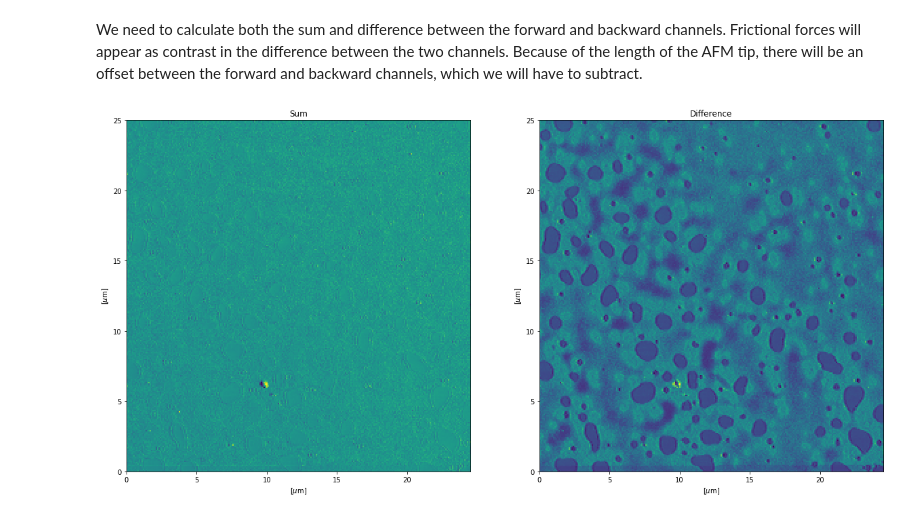
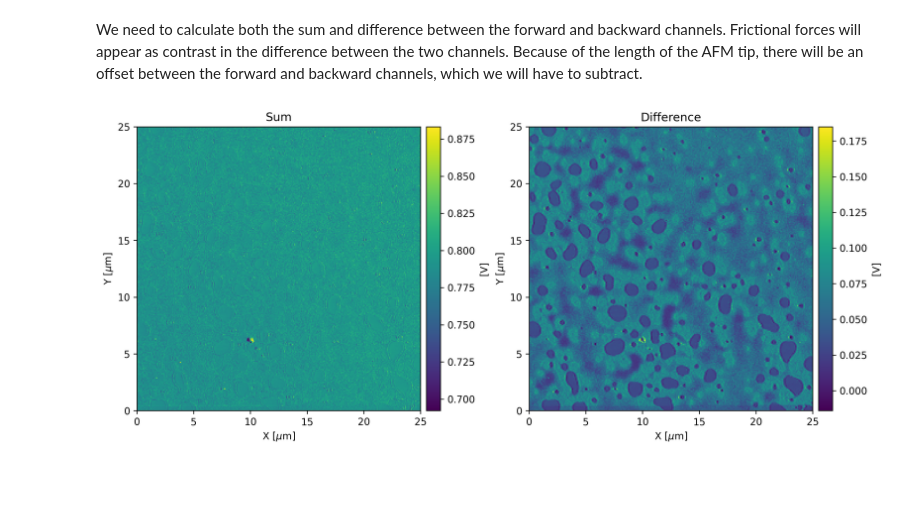
Before and after one commit to syrupface/NSFopen, a Jupyter notebook: NSFopen/example/Lateral_Force/Lateral Force Processing.ipynb, the cells around one changed output. Saved outputs shown, nothing was run; the diff lists cells and outputs as text; code cells hidden in the pictures; blank space fills up the shorter version.

```diff
--- a/NSFopen/example/Lateral_Force/Lateral Force Processing.ipynb
+++ b/NSFopen/example/Lateral_Force/Lateral Force Processing.ipynb
@@ -27,31 +23,34 @@ We need to calculate both the sum and difference between the forward and backwar
 # %%
 offset = 5 # pixels
 
-sum = (frict1[:, :-offset] + frict0[:, offset:])/2
+sum_ = (frict1[:, :-offset] + frict0[:, offset:])/2
 diff = (frict1[:, :-offset] - frict0[:, offset:])/2
 # %%
 # X and Y data is stored in the parameters
 param = afm.param
-Xmin = param.X['min'][0] * 1e6  # the minimum of X of channel 0 scaled to um
-Xmax = param.X['range'][0] * 1e6  # the range of X of channel 0 scaled to um
+extents = [param[i][j][0] * 1e6 for i in ['X','Y'] for j in ['min','range']]
 
-Ymin = param.Y['min'][0] * 1e6  # the minimum of Y for channel 0 scaled to um
-Ymax = param.Y['range'][0] * 1e6  # the range of Y for channel 0 scaled to um
+Xmax = extents[1]
 
 # calculate the new X-range with the offset removed
 pixel_size = Xmax/np.shape(frict0)[0]
 Xmax -= pixel_size * offset
-
-extents = [Xmin, Xmax, Ymin, Ymax]
 # %%
-fig, ax = plt.subplots(1,2, figsize=(20,10))
-ax[0].imshow(sum, extent=extents)
+fig, ax = plt.subplots(1,2, figsize=(12,8), dpi=300)
+fig.tight_layout(pad=6.0)
+
+im = np.copy(ax)
+im[0] = ax[0].imshow(sum_, extent=extents)
 ax[0].set_title('Sum')
-ax[1].imshow(diff, extent=extents)
+im[1] = ax[1].imshow(diff, extent=extents)
 ax[1].set_title('Difference')
 
-[ax[i].set_xlabel('[$\mu$m]') for i in range(2)];
-[ax[i].set_ylabel('[$\mu$m]') for i in range(2)];
+for i in range(2):
+    ax[i].set(xlabel='X [$\mu$m]', ylabel='Y [$\mu$m]')
+    ax_divider = make_axes_locatable(ax[i])
+    cax = ax_divider.append_axes("right", size="5%", pad="2%")
+    cb = plt.colorbar(im[i], cax=cax)
+    cb.set_label('[V]')
 plt.show()
 # %% [output]
-[figure, old version]
+[figure, new version]
```
Also changed, not shown: parts of 2 cells of this notebook, 55 other files.
